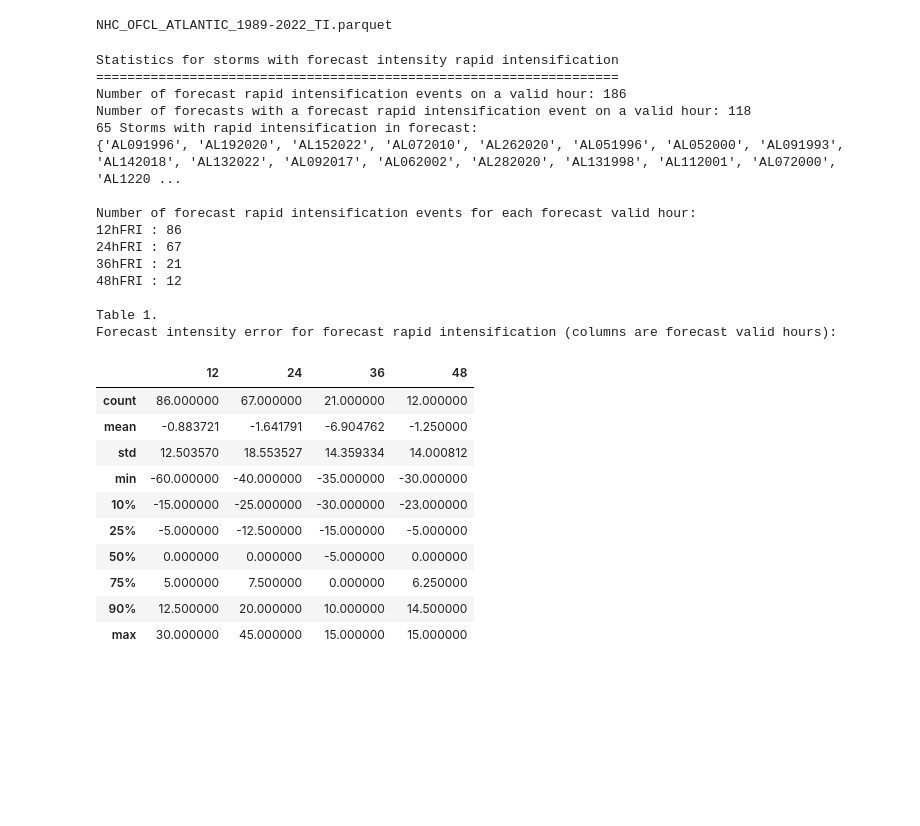
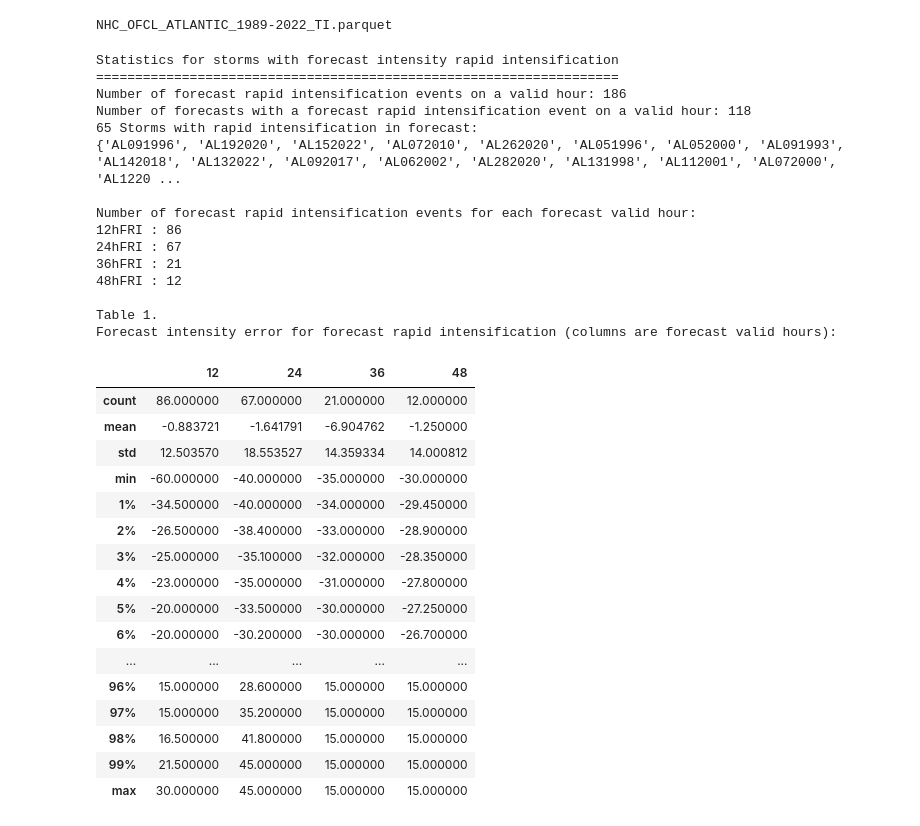
Before and after one commit to JRPdata/nhc_errors, a Jupyter notebook: nhc_errors.ipynb, the cells around one changed output. Cells and saved outputs as stored; diff of their text form; code cells hidden in the pictures; blank space fills up the shorter version.

Commit message:
Update for more percentiles and example with Hurricane Nigel

```diff
--- a/nhc_errors.ipynb
+++ b/nhc_errors.ipynb
@@ -376,6 +376,9 @@ for column_name in column_names:
 
 
 ######## STATS
+
+
+pd.set_option('display.max_rows', None)
 # %%
 ### statistics for forecasted rapid intensification (FRI)
 ### (forecast RI)
@@ -413,37 +416,43 @@ for column_name in forecast_rapid_intensification_column_name_to_hour.keys():
 
 # remove empty keys
 fri_errors = dict((k, v) for k, v in fri_errors.items() if v)
 
 print("")
 print("Table 1.")
 # convert to dataframe and compute some stats
 print("Forecast intensity error for forecast rapid intensification (columns are forecast valid hours):")
 df_fri_errors = pd.DataFrame(dict([ (k,pd.Series(v)) for k,v in fri_errors.items() ]))
-df_fri_errors.describe(percentiles=[0.1, 0.25, 0.5, 0.75, 0.9])
+df_fri_errors.describe(percentiles=[0.01, 0.02, 0.03, 0.04, 0.05, 0.06, 0.07, 0.08, 0.09, 0.1, 0.11, 0.12, 0.13, 0.14, 0.15, 0.16, 0.17, 0.18, 0.19, 0.2, 0.21, 0.22, 0.23, 0.24, 0.25, 0.26, 0.27, 0.28, 0.29, 0.3, 0.31, 0.32, 0.33, 0.34, 0.35, 0.36, 0.37, 0.38, 0.39, 0.4, 0.41, 0.42, 0.43, 0.44, 0.45, 0.46, 0.47, 0.48, 0.49, 0.5, 0.51, 0.52, 0.53, 0.54, 0.55, 0.56, 0.57, 0.58, 0.59, 0.6, 0.61, 0.62, 0.63, 0.64, 0.65, 0.66, 0.67, 0.68, 0.69, 0.7, 0.71, 0.72, 0.73, 0.74, 0.75, 0.76, 0.77, 0.78, 0.79, 0.8, 0.81, 0.82, 0.83, 0.84, 0.85, 0.86, 0.87, 0.88, 0.89, 0.9, 0.91, 0.92, 0.93, 0.94, 0.95, 0.96, 0.97, 0.98, 0.99])
 # %% [output]
 Statistics for storms with forecast intensity rapid intensification
 ===================================================================
 Number of forecast rapid intensification events on a valid hour: 186
 Number of forecasts with a forecast rapid intensification event on a valid hour: 118
 65 Storms with rapid intensification in forecast:
 {'AL091996', 'AL192020', 'AL152022', 'AL072010', 'AL262020', 'AL051996', 'AL052000', 'AL091993', 'AL142018', 'AL132022', 'AL092017', 'AL062002', 'AL282020', 'AL131998', 'AL112001', 'AL072000', 'AL1220 ...
 
 Number of forecast rapid intensification events for each forecast valid hour:
 12hFRI : 86
 24hFRI : 67
 36hFRI : 21
 48hFRI : 12
 
 Table 1.
 Forecast intensity error for forecast rapid intensification (columns are forecast valid hours):
 |  | 12 | 24 | 36 | 48 |
 | count | 86.000000 | 67.000000 | 21.000000 | 12.000000 |
 | mean | -0.883721 | -1.641791 | -6.904762 | -1.250000 |
 | std | 12.503570 | 18.553527 | 14.359334 | 14.000812 |
 | min | -60.000000 | -40.000000 | -35.000000 | -30.000000 |
-| 10% | -15.000000 | -25.000000 | -30.000000 | -23.000000 |
-| 25% | -5.000000 | -12.500000 | -15.000000 | -5.000000 |
-| 50% | 0.000000 | 0.000000 | -5.000000 | 0.000000 |
-| 75% | 5.000000 | 7.500000 | 0.000000 | 6.250000 |
-| 90% | 12.500000 | 20.000000 | 10.000000 | 14.500000 |
+| 1% | -34.500000 | -40.000000 | -34.000000 | -29.450000 |
+| 2% | -26.500000 | -38.400000 | -33.000000 | -28.900000 |
+| 3% | -25.000000 | -35.100000 | -32.000000 | -28.350000 |
+| 4% | -23.000000 | -35.000000 | -31.000000 | -27.800000 |
+| 5% | -20.000000 | -33.500000 | -30.000000 | -27.250000 |
+| 6% | -20.000000 | -30.200000 | -30.000000 | -26.700000 |
+| ... | ... | ... | ... | ... |
+| 96% | 15.000000 | 28.600000 | 15.000000 | 15.000000 |
+| 97% | 15.000000 | 35.200000 | 15.000000 | 15.000000 |
+| 98% | 16.500000 | 41.800000 | 15.000000 | 15.000000 |
+| 99% | 21.500000 | 45.000000 | 15.000000 | 15.000000 |
 | max | 30.000000 | 45.000000 | 15.000000 | 15.000000 |
```
Also changed, not shown: parts of 16 cells of this notebook.
